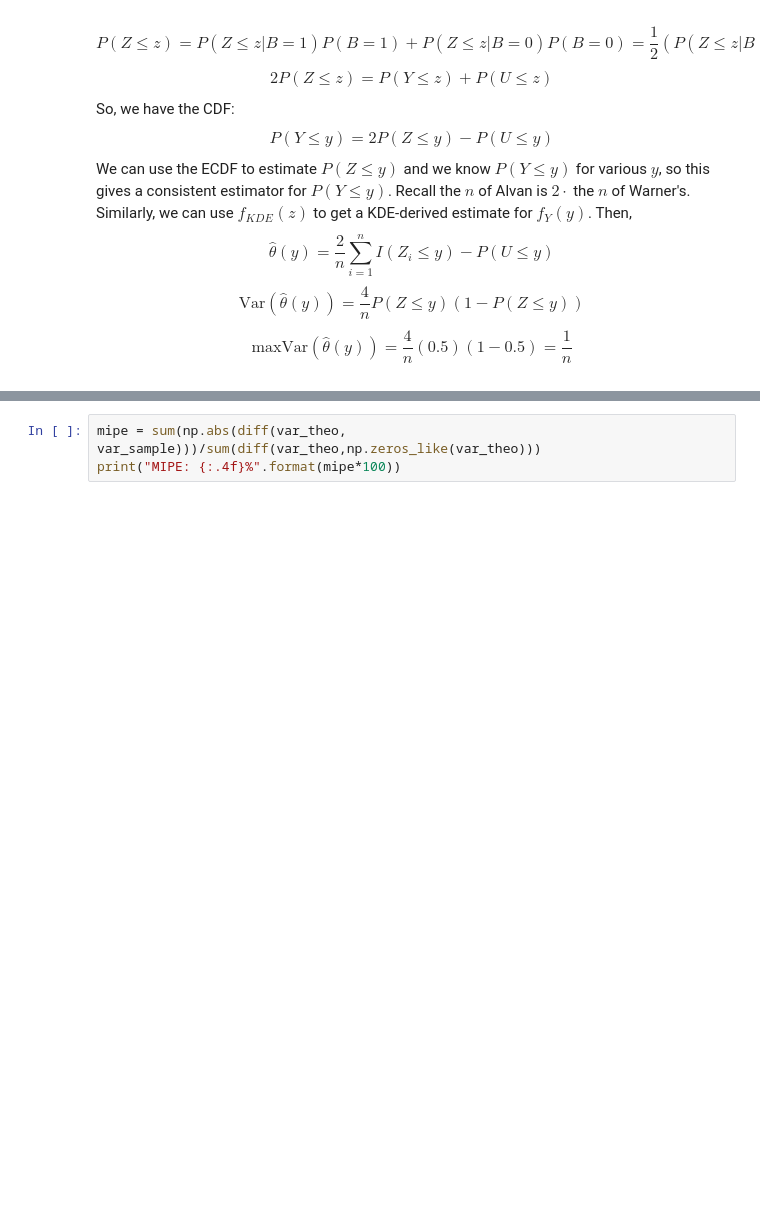
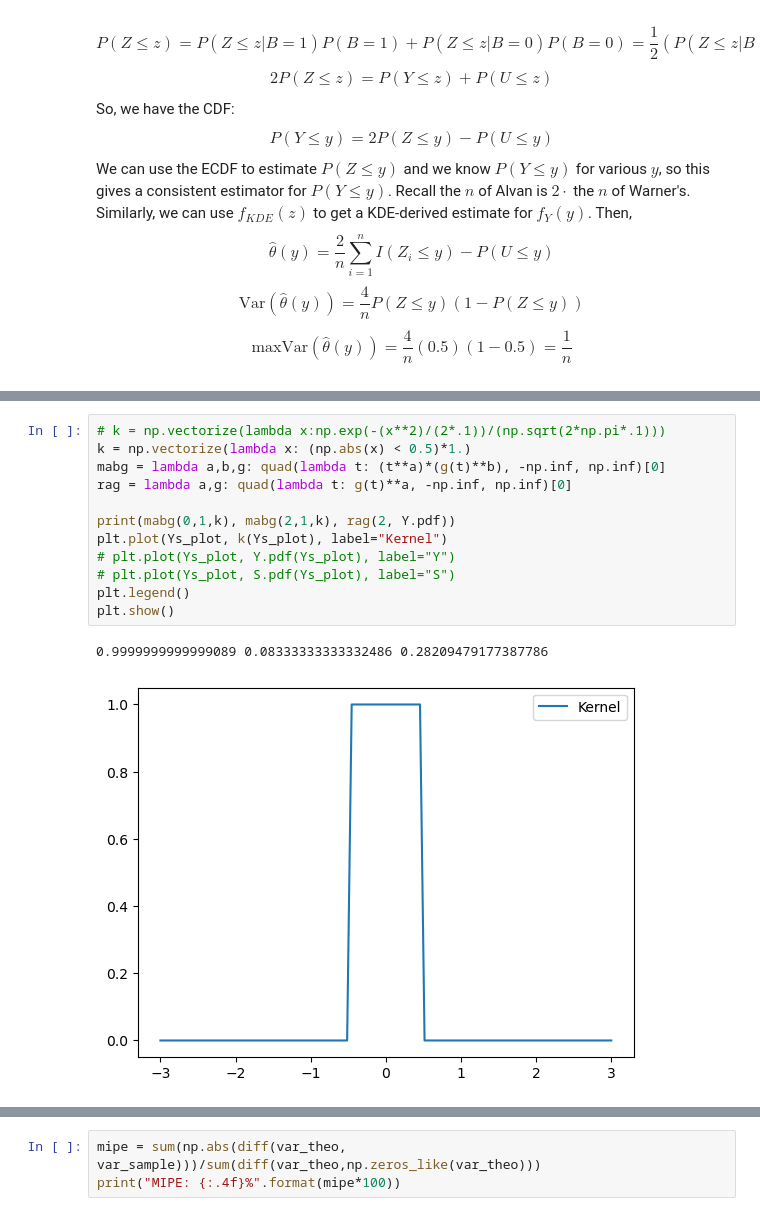
Before and after one commit to arulandu/joint-scrambling, a Jupyter notebook: main.ipynb, the cells around one changed output, grey strips where cells are left out. Saved outputs shown, nothing was run; the diff lists cells and outputs as text; blank space fills up the shorter version.

```diff
--- a/main.ipynb
+++ b/main.ipynb
@@ -90,0 +57,15 @@ plt.plot(Ys_plot[1:], diff(var_sample, var_theo))
+# %%
+# k = np.vectorize(lambda x:np.exp(-(x**2)/(2*.1))/(np.sqrt(2*np.pi*.1)))
+k = np.vectorize(lambda x: (np.abs(x) < 0.5)*1.)
+mabg = lambda a,b,g: quad(lambda t: (t**a)*(g(t)**b), -np.inf, np.inf)[0]
+rag = lambda a,g: quad(lambda t: g(t)**a, -np.inf, np.inf)[0]
+
+print(mabg(0,1,k), mabg(2,1,k), rag(2, Y.pdf))
+plt.plot(Ys_plot, k(Ys_plot), label="Kernel")
+# plt.plot(Ys_plot, Y.pdf(Ys_plot), label="Y")
+# plt.plot(Ys_plot, S.pdf(Ys_plot), label="S")
+plt.legend()
+plt.show()
+# %% [output]
+0.9999999999999089 0.08333333333332486 0.28209479177387786
+[figure, added]
```
Also changed, not shown: parts of 60 cells of this notebook, 4 other files.
